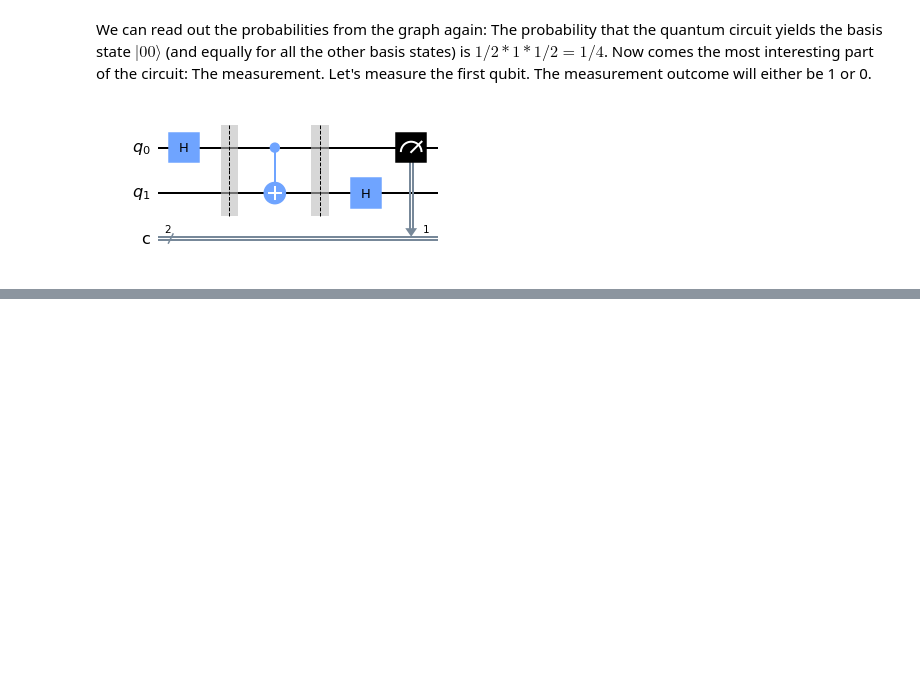
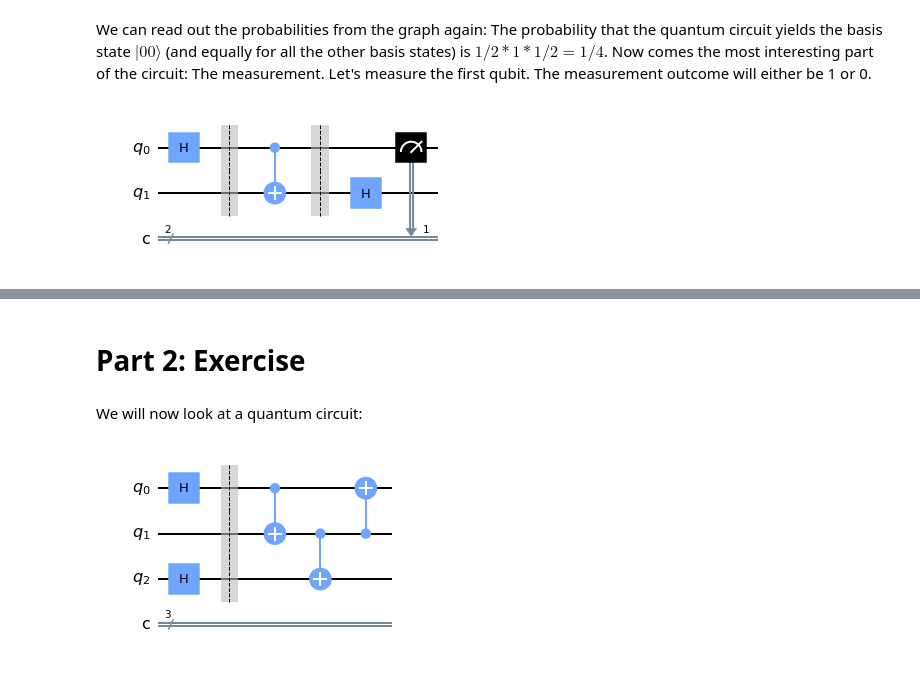
Before and after one commit to akotil/qiskit-hackathon-team-transpilers, a Jupyter notebook: exercises/Lecture_Exercises.ipynb, the cells around one changed output, grey strips where cells are left out. Saved outputs shown, nothing was run; the diff lists cells and outputs as text; code cells hidden in the pictures; blank space fills up the shorter version.

```diff
--- a/exercises/Lecture_Exercises.ipynb
+++ b/exercises/Lecture_Exercises.ipynb
@@ -43,0 +56,18 @@ According to the outcome, we modify the graph structure to clearly mark the poss
+# %% [markdown]
+# Part 2: Exercise
+# %% [markdown]
+We will now look at a quantum circuit:
+# %%
+qc = QuantumCircuit(3,3)
+qc.h(0)
+qc.h(2)
+
+qc.barrier()
+
+qc.cnot(0,1)
+qc.cnot(1,2)
+qc.cnot(1,0)
+
+qc.draw(output="mpl")
+# %% [output]
+[figure, added]
```
Also changed, not shown: parts of 17 cells of this notebook, 2 other files.
